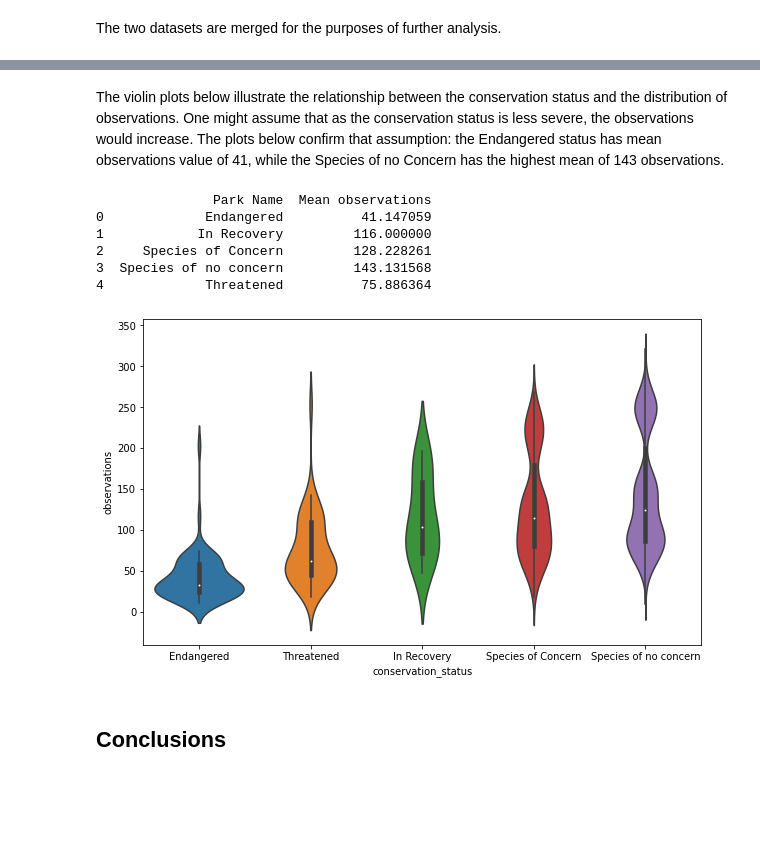
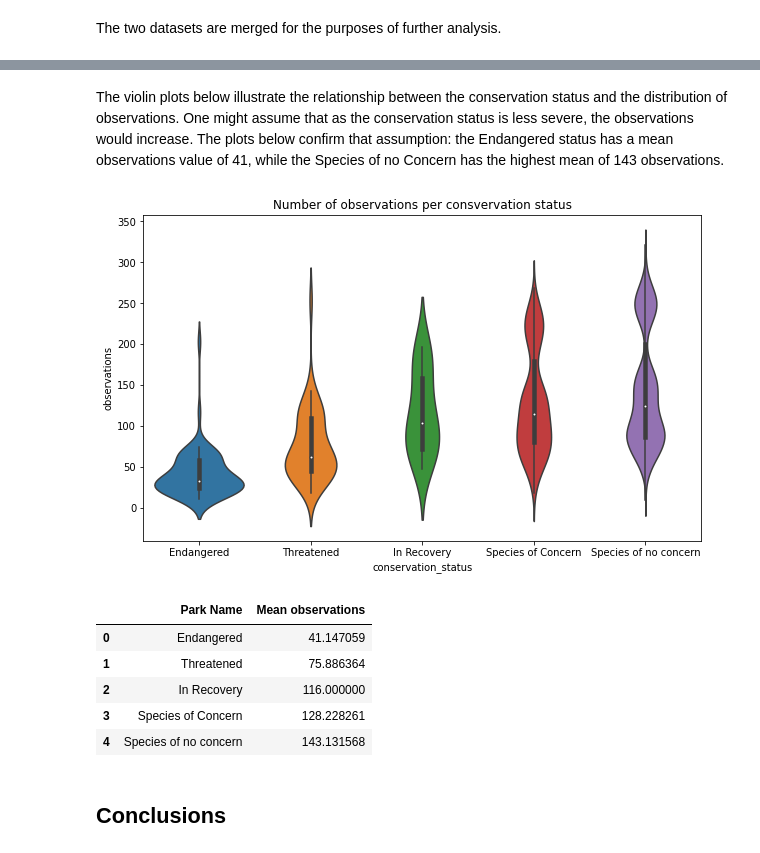
Before and after one commit to R0go/BioDiversity, a Jupyter notebook: biodiversity.ipynb, the cells around one changed output, grey strips where cells are left out. Drawn from its saved outputs; the diff is of its cells as text; code cells hidden in the pictures; blank space fills up the shorter version.

```diff
--- a/biodiversity.ipynb
+++ b/biodiversity.ipynb
@@ -259,12 +255,3 @@ species_grouping
 | 6 | Vascular Plant | 4216 | 46 | 1.079305 |
 # %% [markdown]
 A more detailed break-down, where specific conservation status is displayed can be seen below:
-# %%
-#needed to bring back the object category to the conservation status
-species_info["conservation_status"] = species_info["conservation_status"].astype("object")
-cat_per_cons_status = species_info[species_info.conservation_status != 'Species of no concern']\
-    .groupby(["conservation_status", "category"])['scientific_name']\
-    .count()\
-    .unstack()
-
-cat_per_cons_status
@@ -456,23 +451,22 @@ plt.clf()
 # %% [markdown]
-The violin plots below illustrate the relationship between the conservation status and the distribution of observations. One might assume that as the conservation status is less severe, the observations would increase. The plots below confirm that assumption: the Endangered status has mean observations value of 41, while the Species of no Concern has the highest mean of 143 observations.
+The violin plots below illustrate the relationship between the conservation status and the distribution of observations. One might assume that as the conservation status is less severe, the observations would increase. The plots below confirm that assumption: the Endangered status has a mean observations value of 41, while the Species of no Concern has the highest mean of 143 observations.
 # %%
 #check relationship between status and observations
 df_means = all_data.drop(["scientific_name", "park_name", "category", "Kingdom", "IsProtected"], axis = 1).groupby("conservation_status").mean().reset_index()
 df_means.columns = ['Park Name', 'Mean observations']
-print(df_means)
-
-
 plt.figure(figsize=(10,6))
+plt.title('Number of observations per consvervation status')
 sns.violinplot(x='conservation_status', y='observations', data = all_data, order=['Endangered', 'Threatened', 'In Recovery', 'Species of Concern', 'Species of no concern'])
 plt.show()
+df_means
 # %% [output]
-               Park Name  Mean observations
-0             Endangered          41.147059
-1            In Recovery         116.000000
-2     Species of Concern         128.228261
-3  Species of no concern         143.131568
-4             Threatened          75.886364
-[figure, old version]
+[figure, new version]
+|  | Park Name | Mean observations |
+| 0 | Endangered | 41.147059 |
+| 1 | Threatened | 75.886364 |
+| 2 | In Recovery | 116.000000 |
+| 3 | Species of Concern | 128.228261 |
+| 4 | Species of no concern | 143.131568 |
 # %% [markdown]
 ## Conclusions
 # %% [markdown]
```
Also changed, not shown: parts of 25 cells of this notebook.
